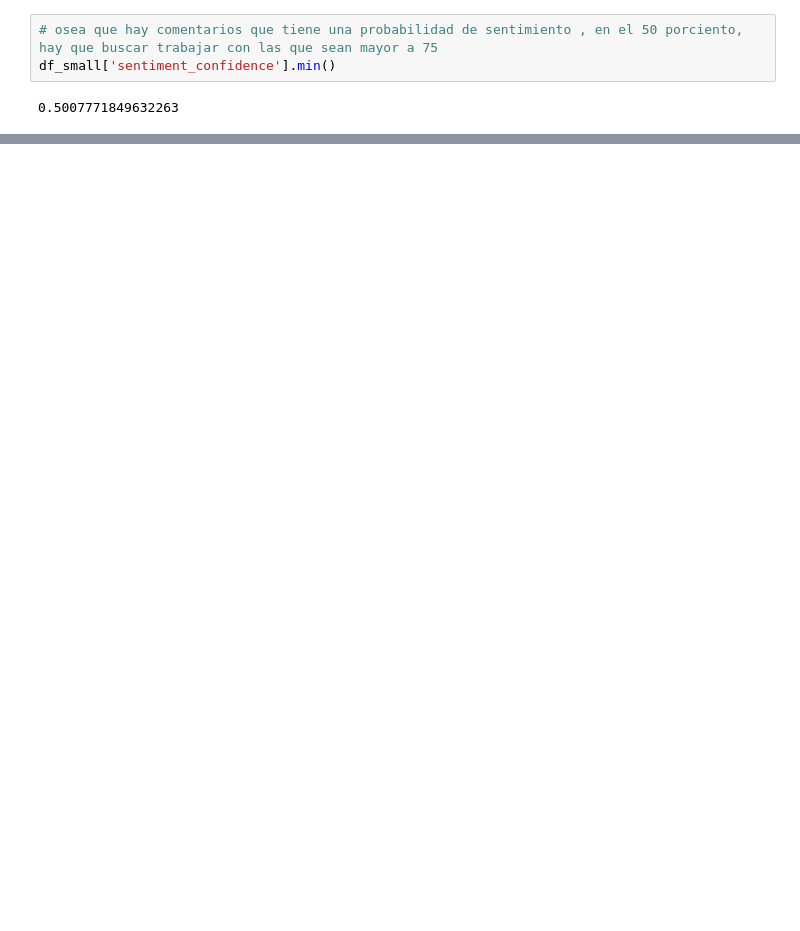
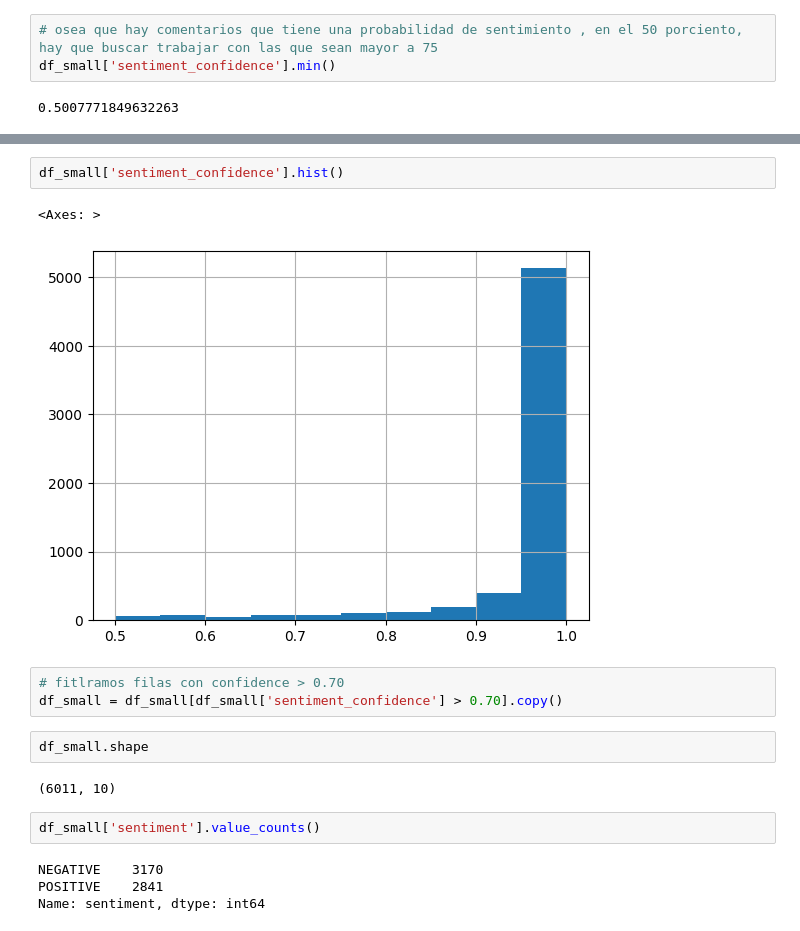
Before and after one commit to Martinerramuspe/milei-project-nlp, a Jupyter notebook: transformer.ipynb, the cells around one changed output, grey strips where cells are left out. Drawn from its saved outputs; the diff is of its cells as text; blank space fills up the shorter version.

```diff
--- a/transformer.ipynb
+++ b/transformer.ipynb
@@ -544,0 +563,18 @@ df_small['sentiment_confidence'].min()
+# %%
+df_small['sentiment_confidence'].hist()
+# %% [output]
+<Axes: >
+[figure, added]
+# %%
+# fitlramos filas con confidence > 0.70
+df_small = df_small[df_small['sentiment_confidence'] > 0.70].copy()
+# %%
+df_small.shape
+# %% [output]
+(6011, 10)
+# %%
+df_small['sentiment'].value_counts()
+# %% [output]
+NEGATIVE    3170
+POSITIVE    2841
+Name: sentiment, dtype: int64
```
Also changed, not shown: parts of 24 cells of this notebook.
